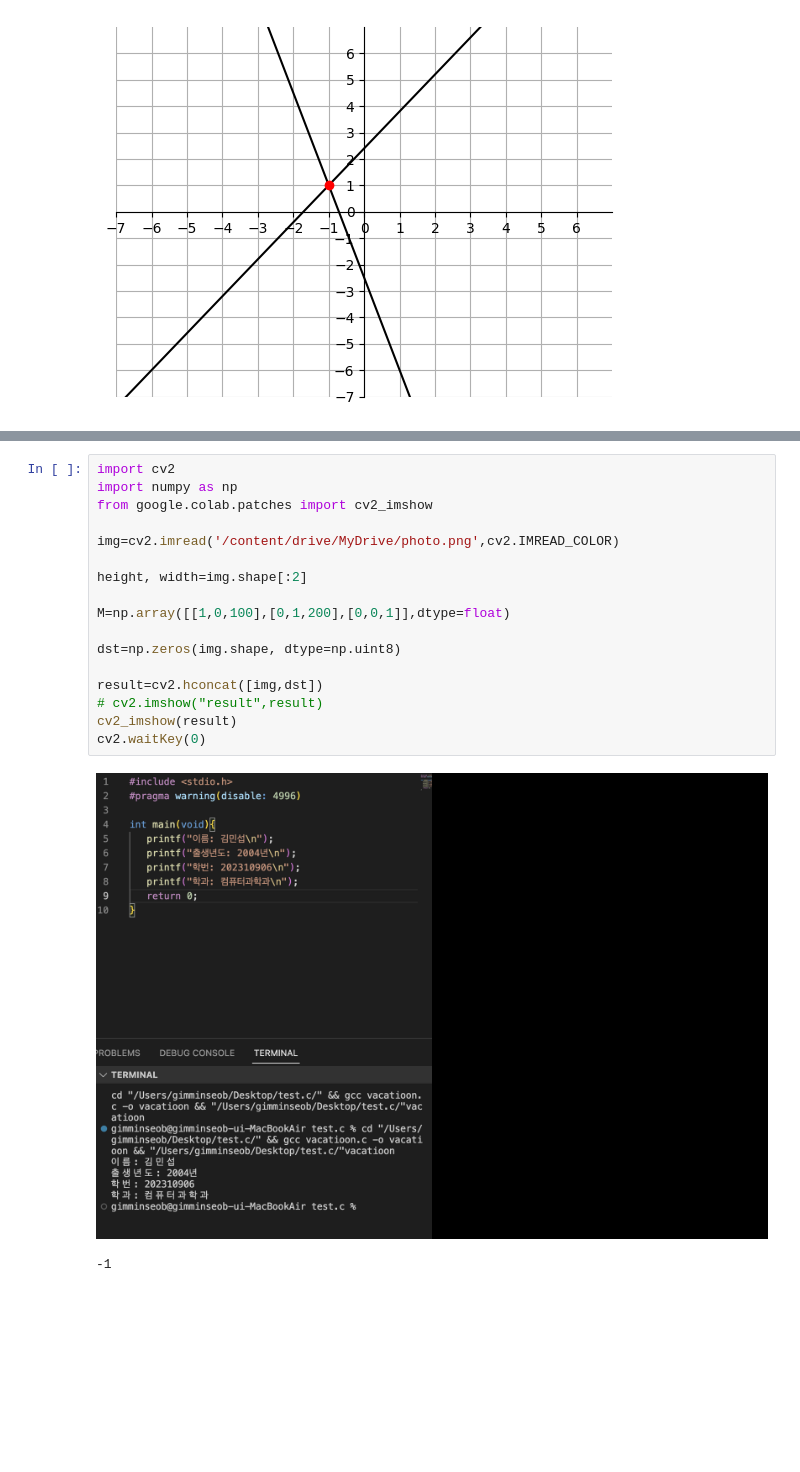
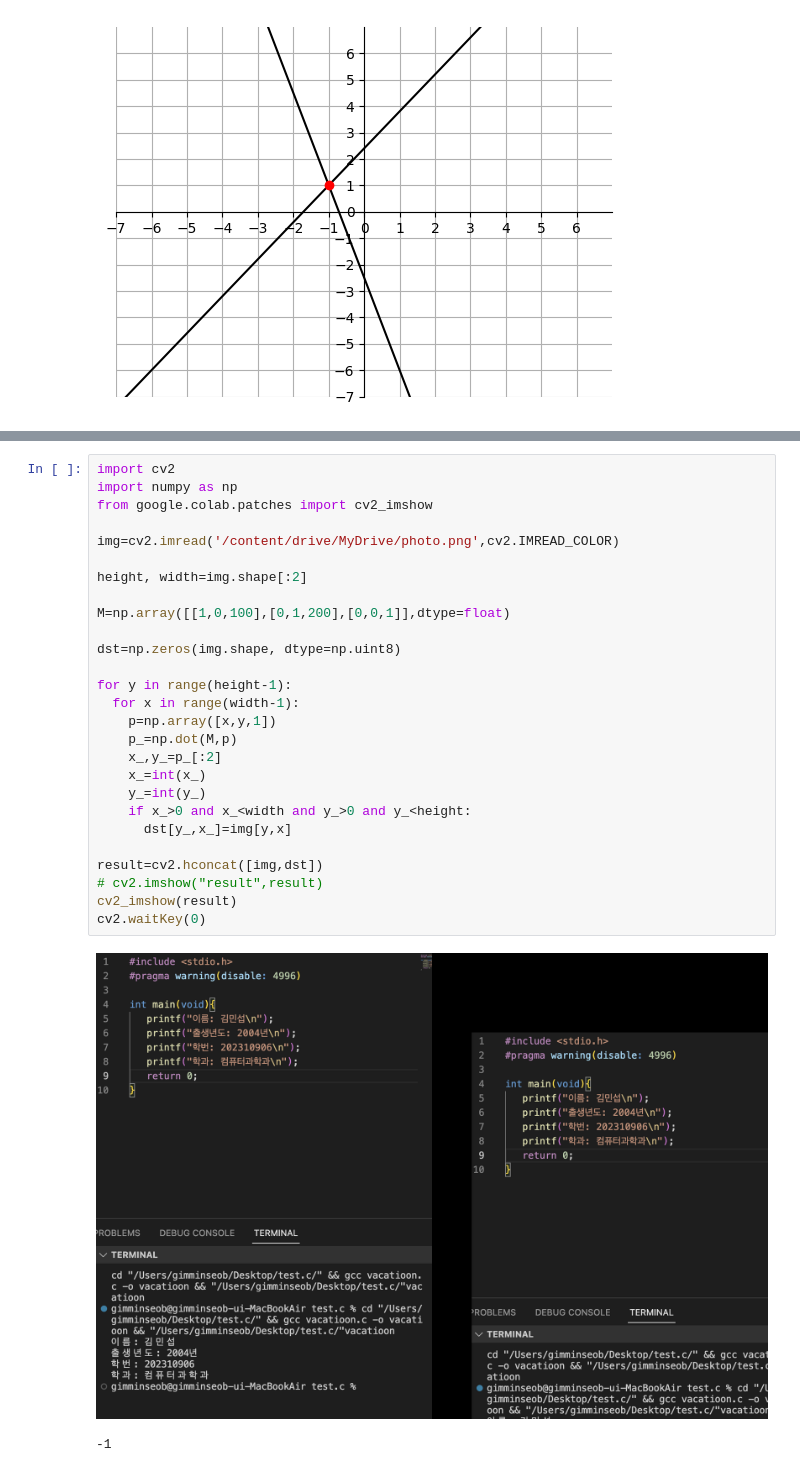
Before and after one commit to linearAlgebra2024/-2, a Jupyter notebook: 4주차.ipynb, the cells around one changed output, grey strips where cells are left out. Saved outputs shown, nothing was run; the diff lists cells and outputs as text; blank space fills up the shorter version.

```diff
--- a/4주차.ipynb
+++ b/4주차.ipynb
@@ -580,20 +1027,30 @@ plt.show()
 # %%
 import cv2
 import numpy as np
 from google.colab.patches import cv2_imshow
 
 img=cv2.imread('/content/drive/MyDrive/photo.png',cv2.IMREAD_COLOR)
 
 height, width=img.shape[:2]
 
 M=np.array([[1,0,100],[0,1,200],[0,0,1]],dtype=float)
 
 dst=np.zeros(img.shape, dtype=np.uint8)
 
+for y in range(height-1):
+  for x in range(width-1):
+    p=np.array([x,y,1])
+    p_=np.dot(M,p)
+    x_,y_=p_[:2]
+    x_=int(x_)
+    y_=int(y_)
+    if x_>0 and x_<width and y_>0 and y_<height:
+      dst[y_,x_]=img[y,x]
+
 result=cv2.hconcat([img,dst])
 # cv2.imshow("result",result)
 cv2_imshow(result)
 cv2.waitKey(0)
 # %% [output]
-[figure, old version]
+[figure, new version]
 -1
```
Also changed, not shown: parts of 15 cells of this notebook.
